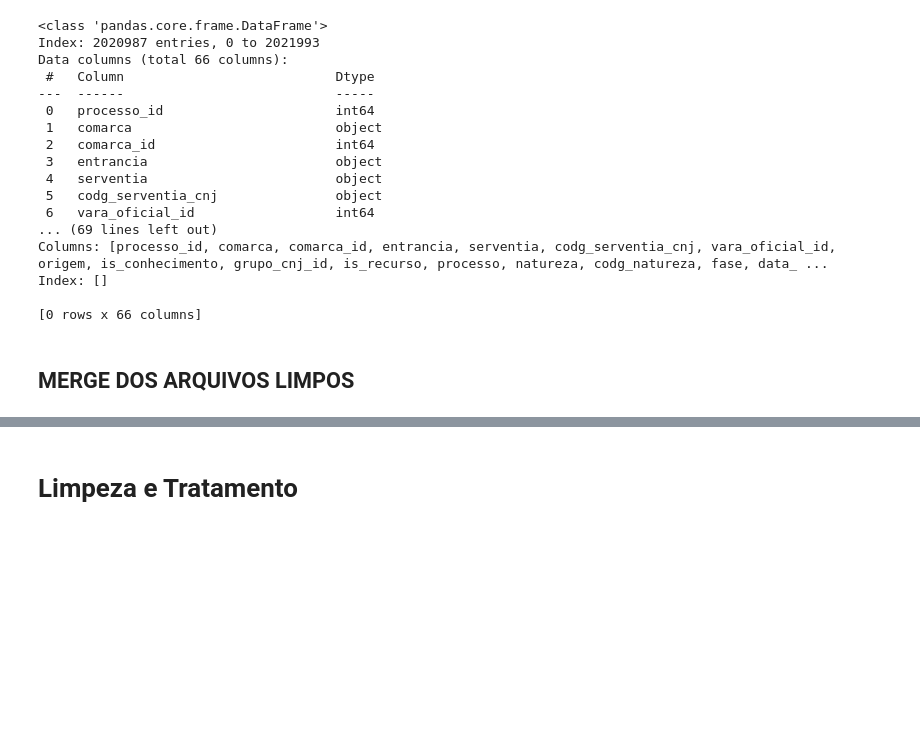
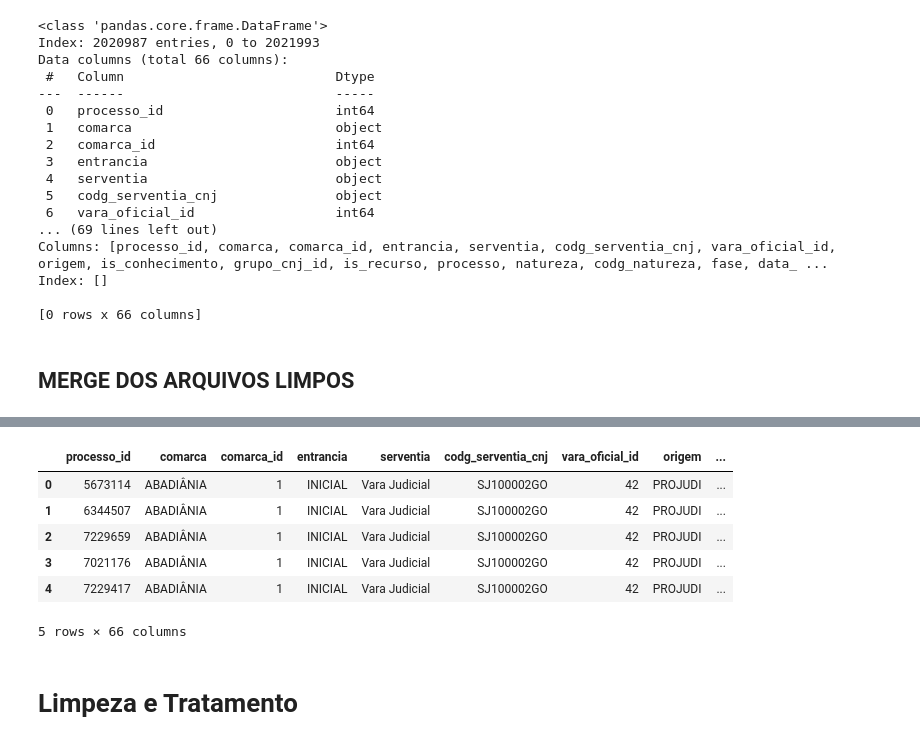
Before and after one commit to dvjuliocesar/TJGO_Projeto7_TxCongGeral, a Jupyter notebook: tx_updated.ipynb, the cells around one changed output, grey strips where cells are left out. Cells and saved outputs as stored; diff of their text form; code cells hidden in the pictures; blank space fills up the shorter version.

```diff
--- a/tx_updated.ipynb
+++ b/tx_updated.ipynb
@@ -826,3 +826,13 @@ print(df.shape)
+# %%
+df.head()
+# %% [output]
+|  | processo_id | comarca | comarca_id | entrancia | serventia | codg_serventia_cnj | vara_oficial_id | origem | ... |
+| 0 | 5673114 | ABADIÂNIA | 1 | INICIAL | Vara Judicial | SJ100002GO | 42 | PROJUDI | ... |
+| 1 | 6344507 | ABADIÂNIA | 1 | INICIAL | Vara Judicial | SJ100002GO | 42 | PROJUDI | ... |
+| 2 | 7229659 | ABADIÂNIA | 1 | INICIAL | Vara Judicial | SJ100002GO | 42 | PROJUDI | ... |
+| 3 | 7021176 | ABADIÂNIA | 1 | INICIAL | Vara Judicial | SJ100002GO | 42 | PROJUDI | ... |
+| 4 | 7229417 | ABADIÂNIA | 1 | INICIAL | Vara Judicial | SJ100002GO | 42 | PROJUDI | ... |
+5 rows × 66 columns
 # %% [markdown]
 # Limpeza e Tratamento
 # %%
```
Also changed, not shown: parts of 12 cells of this notebook.
